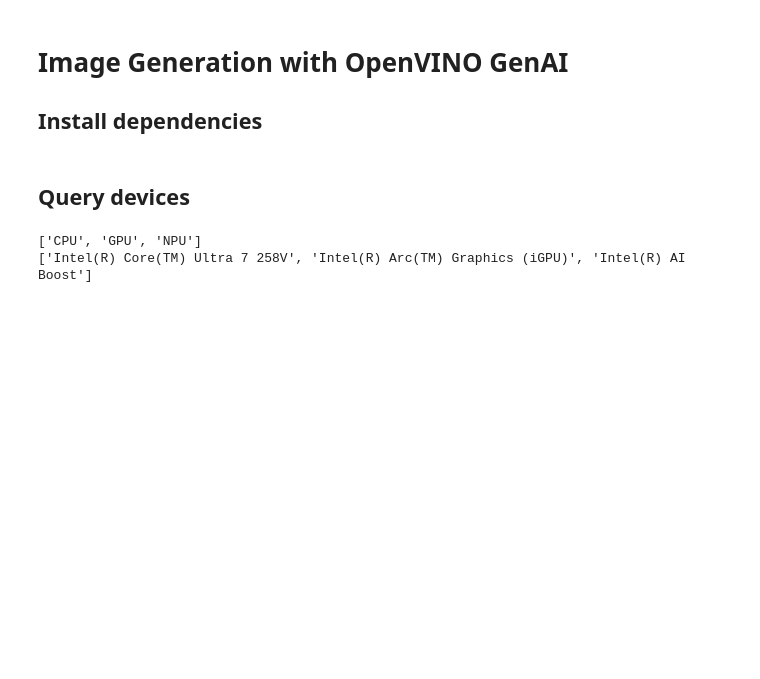
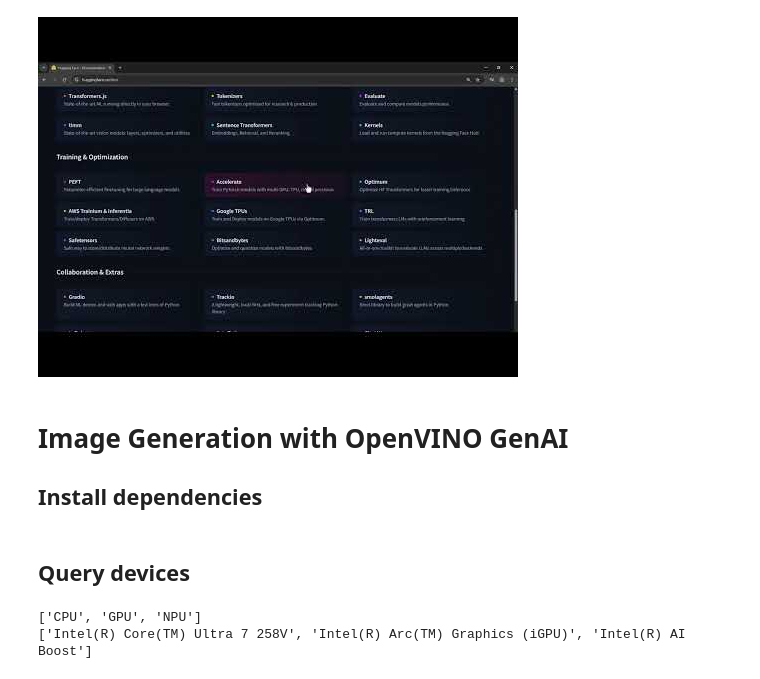
Before and after one commit to openvinotoolkit/openvino_build_deploy, a Jupyter notebook: trainings/image_generation/image_generation_with_ov_genai.ipynb, the cells around one changed output. Drawn from its saved outputs; the diff is of its cells as text; code cells hidden in the pictures; blank space fills up the shorter version.

Commit message:
Added videos to image gen notebook

```diff
--- a/trainings/image_generation/image_generation_with_ov_genai.ipynb
+++ b/trainings/image_generation/image_generation_with_ov_genai.ipynb
@@ -1,3 +1,8 @@
+# %%
+from IPython.display import YouTubeVideo
+YouTubeVideo('VGaFpfv3kVY', width=960, height=540)
+# %% [output]
+[figure, added]
 # %% [markdown]
 # Image Generation with OpenVINO GenAI
 
```
Also changed, not shown: parts of 7 cells of this notebook.
